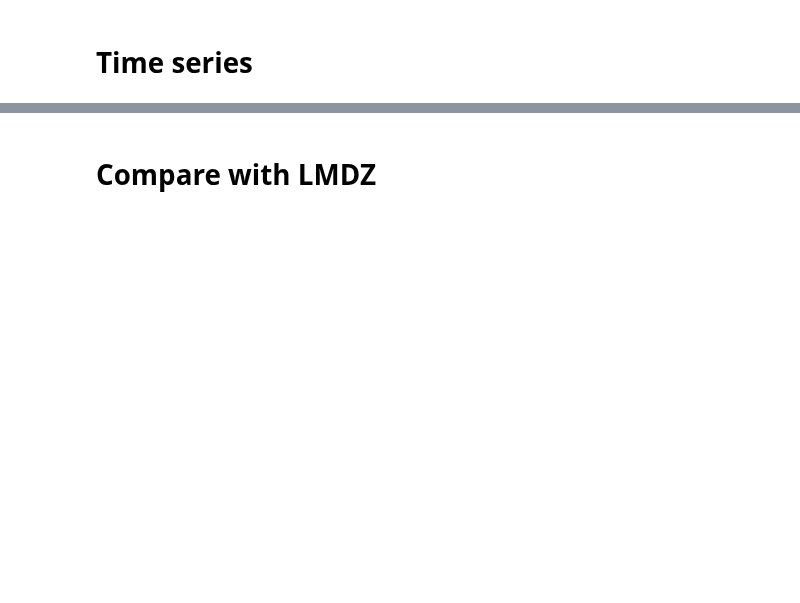
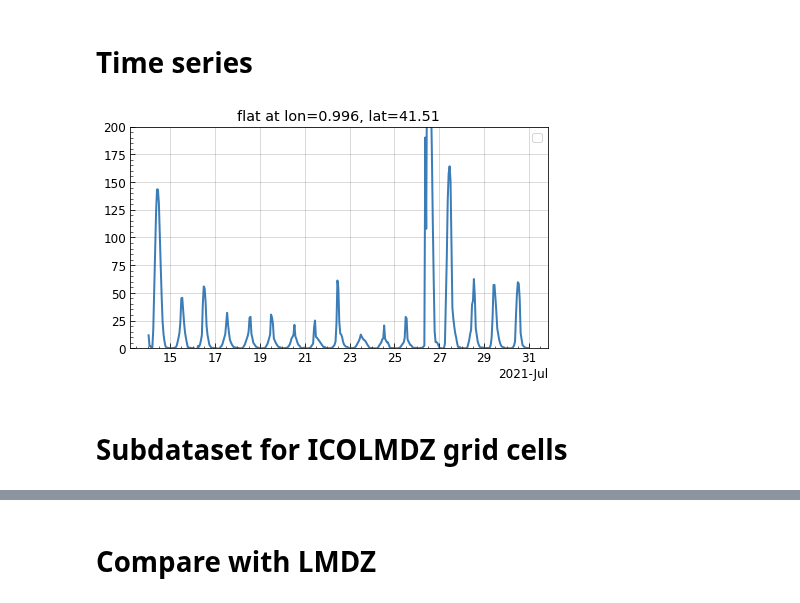
Before and after one commit to ptiengou/netcdf-scripts, a Jupyter notebook: python_notebooks/LMDZOR/LAM_09_mesoNH.ipynb, the cells around one changed output, grey strips where cells are left out. Cells and saved outputs as stored; diff of their text form; code cells hidden in the pictures; blank space fills up the shorter version.

```diff
--- a/python_notebooks/LMDZOR/LAM_09_mesoNH.ipynb
+++ b/python_notebooks/LMDZOR/LAM_09_mesoNH.ipynb
@@ -150,0 +142,14 @@ time_series_ave(ds_list, var, ds_colors=False, title='{} {}'.format(var, ds[var]
+# %%
+var='flat'
+ds=ds_orig
+vmin=0
+vmax=200
+time_series_lonlat_mesoNH(ds, var,
+                          lon=ElsPlans_lon,
+                          lat=ElsPlans_lat,
+                          vmin=vmin, vmax=vmax
+                          )
+# %% [output]
+[figure, added]
+# %% [markdown]
+# Subdataset for ICOLMDZ grid cells
```
Also changed, not shown: parts of 10 cells of this notebook, 2 other files.
